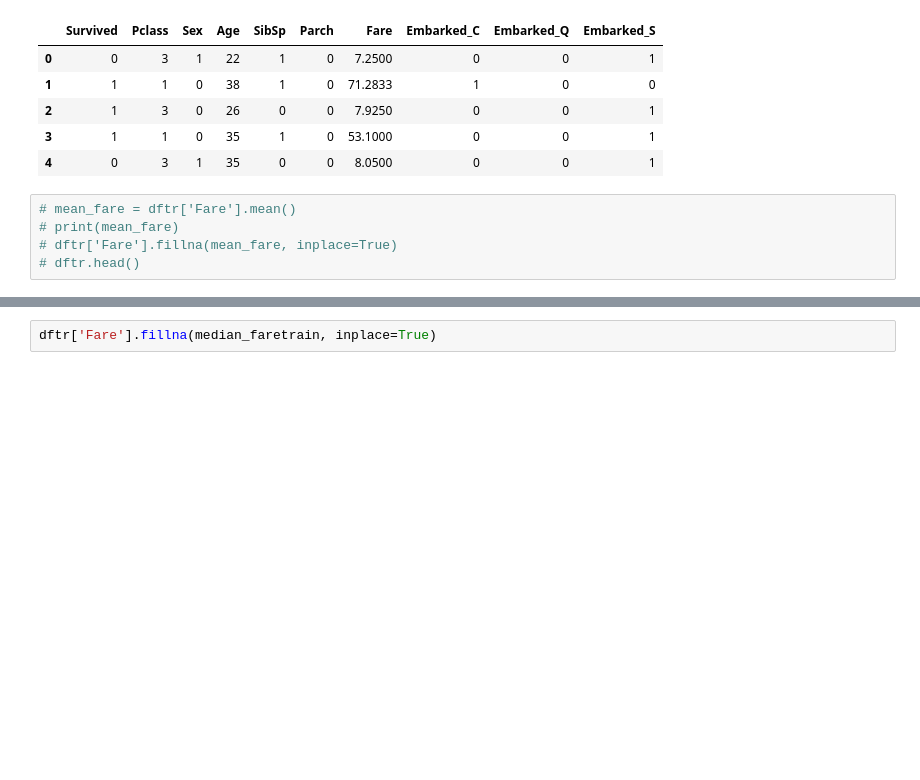
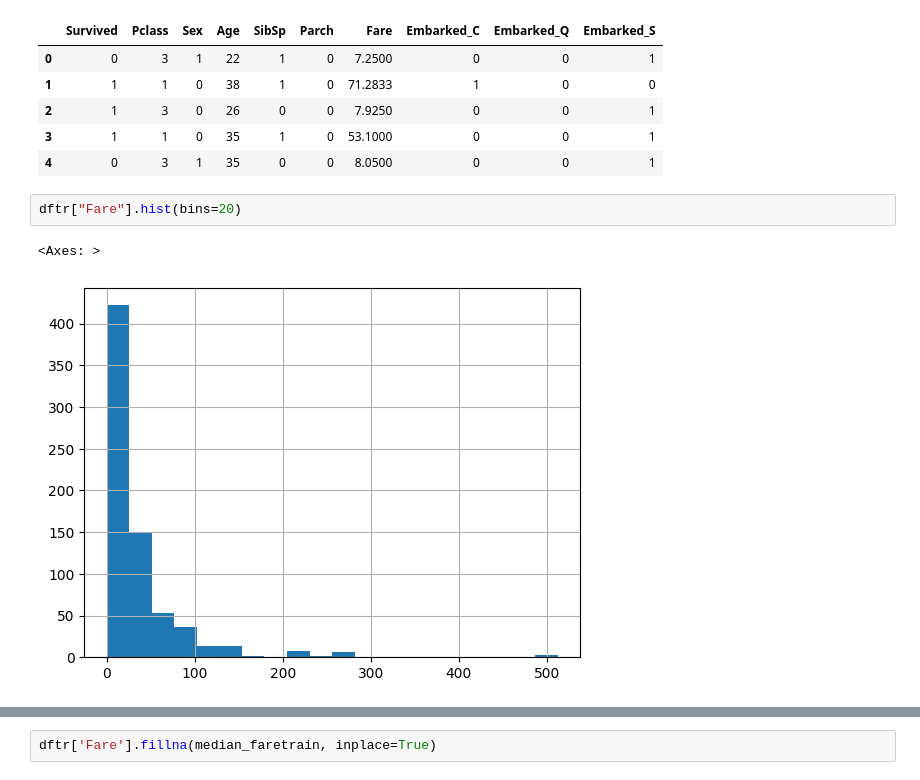
Before and after one commit to yyusufcoskun/Titanic-RF-Kaggle, a Jupyter notebook: main.ipynb, the cells around one changed output, grey strips where cells are left out. Cells and saved outputs as stored; diff of their text form; blank space fills up the shorter version.

```diff
--- a/main.ipynb
+++ b/main.ipynb
@@ -83,8 +123,8 @@ dftr.head()
 | 2 | 1 | 3 | 0 | 26 | 0 | 0 | 7.9250 | 0 | 0 | 1 |
 | 3 | 1 | 1 | 0 | 35 | 1 | 0 | 53.1000 | 0 | 0 | 1 |
 | 4 | 0 | 3 | 1 | 35 | 0 | 0 | 8.0500 | 0 | 0 | 1 |
-# %%
-# mean_fare = dftr['Fare'].mean()
-# print(mean_fare)
-# dftr['Fare'].fillna(mean_fare, inplace=True)
-# dftr.head()
+# %%
+dftr["Fare"].hist(bins=20)
+# %% [output]
+<Axes: >
+[figure, added]
```
Also changed, not shown: parts of 24 cells of this notebook, 2 other files.
